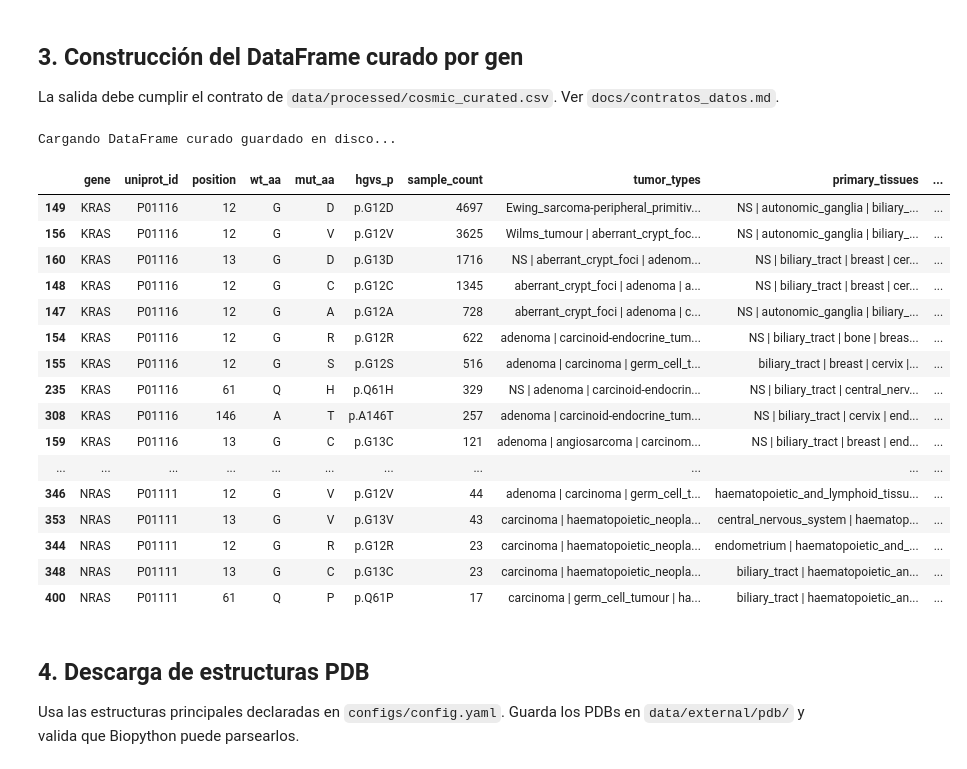
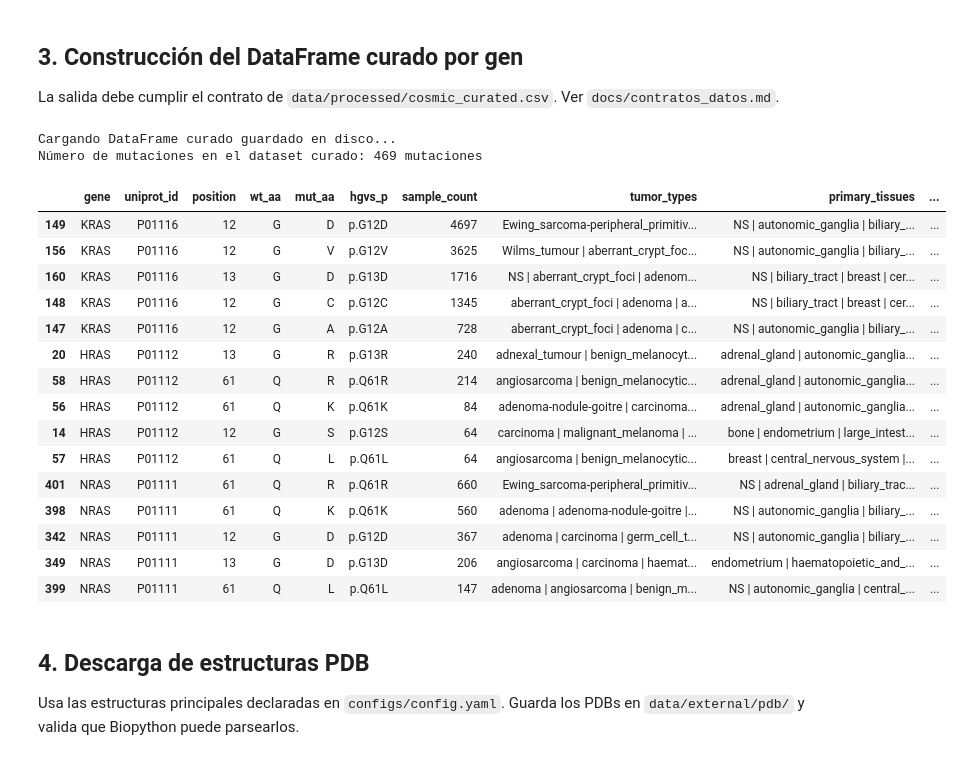
Before and after one commit to racschavez/TFM-MUTACIONES-EN-RAS, a Jupyter notebook: notebooks/01_data_curation.ipynb, the cells around one changed output. Saved outputs shown, nothing was run; the diff lists cells and outputs as text; code cells hidden in the pictures.

```diff
--- a/notebooks/01_data_curation.ipynb
+++ b/notebooks/01_data_curation.ipynb
@@ -160,32 +160,33 @@ La salida debe cumplir el contrato de `data/processed/cosmic_curated.csv`. Ver `
 # %%
 # ============================================================
 # CHUNK 3.1: Construcción del DataFrame curado
 # ============================================================
 
 df_curated_cosmic_data = cosmic_loader.build_curated_dataset(df_filtered_cosmic_data, CFG['cosmic']['version'])
 df_curated_cosmic_data.to_csv(OUT/'cosmic_curated.csv', index=False)
 
 print("Cargando DataFrame curado guardado en disco...")
-display(df_curated_cosmic_data.groupby('gene').head(15))
+print(f"Número de mutaciones en el dataset curado: {len(df_curated_cosmic_data)} mutaciones")
+display(df_curated_cosmic_data.groupby('gene').head(5))
 # %% [output]
 Cargando DataFrame curado guardado en disco...
+Número de mutaciones en el dataset curado: 469 mutaciones
 |  | gene | uniprot_id | position | wt_aa | mut_aa | hgvs_p | sample_count | tumor_types | primary_tissues | ... |
 | 149 | KRAS | P01116 | 12 | G | D | p.G12D | 4697 | Ewing_sarcoma-peripheral_primitiv... | NS | autonomic_ganglia | biliary_... | ... |
 | 156 | KRAS | P01116 | 12 | G | V | p.G12V | 3625 | Wilms_tumour | aberrant_crypt_foc... | NS | autonomic_ganglia | biliary_... | ... |
 | 160 | KRAS | P01116 | 13 | G | D | p.G13D | 1716 | NS | aberrant_crypt_foci | adenom... | NS | biliary_tract | breast | cer... | ... |
 | 148 | KRAS | P01116 | 12 | G | C | p.G12C | 1345 | aberrant_crypt_foci | adenoma | a... | NS | biliary_tract | breast | cer... | ... |
 | 147 | KRAS | P01116 | 12 | G | A | p.G12A | 728 | aberrant_crypt_foci | adenoma | c... | NS | autonomic_ganglia | biliary_... | ... |
-| 154 | KRAS | P01116 | 12 | G | R | p.G12R | 622 | adenoma | carcinoid-endocrine_tum... | NS | biliary_tract | bone | breas... | ... |
-| 155 | KRAS | P01116 | 12 | G | S | p.G12S | 516 | adenoma | carcinoma | germ_cell_t... | biliary_tract | breast | cervix |... | ... |
-| 235 | KRAS | P01116 | 61 | Q | H | p.Q61H | 329 | NS | adenoma | carcinoid-endocrin... | NS | biliary_tract | central_nerv... | ... |
-| 308 | KRAS | P01116 | 146 | A | T | p.A146T | 257 | adenoma | carcinoid-endocrine_tum... | NS | biliary_tract | cervix | end... | ... |
-| 159 | KRAS | P01116 | 13 | G | C | p.G13C | 121 | adenoma | angiosarcoma | carcinom... | NS | biliary_tract | breast | end... | ... |
-| ... | ... | ... | ... | ... | ... | ... | ... | ... | ... | ... |
-| 346 | NRAS | P01111 | 12 | G | V | p.G12V | 44 | adenoma | carcinoma | germ_cell_t... | haematopoietic_and_lymphoid_tissu... | ... |
-| 353 | NRAS | P01111 | 13 | G | V | p.G13V | 43 | carcinoma | haematopoietic_neopla... | central_nervous_system | haematop... | ... |
-| 344 | NRAS | P01111 | 12 | G | R | p.G12R | 23 | carcinoma | haematopoietic_neopla... | endometrium | haematopoietic_and_... | ... |
-| 348 | NRAS | P01111 | 13 | G | C | p.G13C | 23 | carcinoma | haematopoietic_neopla... | biliary_tract | haematopoietic_an... | ... |
-| 400 | NRAS | P01111 | 61 | Q | P | p.Q61P | 17 | carcinoma | germ_cell_tumour | ha... | biliary_tract | haematopoietic_an... | ... |
+| 20 | HRAS | P01112 | 13 | G | R | p.G13R | 240 | adnexal_tumour | benign_melanocyt... | adrenal_gland | autonomic_ganglia... | ... |
+| 58 | HRAS | P01112 | 61 | Q | R | p.Q61R | 214 | angiosarcoma | benign_melanocytic... | adrenal_gland | autonomic_ganglia... | ... |
+| 56 | HRAS | P01112 | 61 | Q | K | p.Q61K | 84 | adenoma-nodule-goitre | carcinoma... | adrenal_gland | autonomic_ganglia... | ... |
+| 14 | HRAS | P01112 | 12 | G | S | p.G12S | 64 | carcinoma | malignant_melanoma | ... | bone | endometrium | large_intest... | ... |
+| 57 | HRAS | P01112 | 61 | Q | L | p.Q61L | 64 | angiosarcoma | benign_melanocytic... | breast | central_nervous_system |... | ... |
+| 401 | NRAS | P01111 | 61 | Q | R | p.Q61R | 660 | Ewing_sarcoma-peripheral_primitiv... | NS | adrenal_gland | biliary_trac... | ... |
+| 398 | NRAS | P01111 | 61 | Q | K | p.Q61K | 560 | adenoma | adenoma-nodule-goitre |... | NS | autonomic_ganglia | biliary_... | ... |
+| 342 | NRAS | P01111 | 12 | G | D | p.G12D | 367 | adenoma | carcinoma | germ_cell_t... | NS | autonomic_ganglia | biliary_... | ... |
+| 349 | NRAS | P01111 | 13 | G | D | p.G13D | 206 | angiosarcoma | carcinoma | haemat... | endometrium | haematopoietic_and_... | ... |
+| 399 | NRAS | P01111 | 61 | Q | L | p.Q61L | 147 | adenoma | angiosarcoma | benign_m... | NS | autonomic_ganglia | central_... | ... |
 # %% [markdown]
 ## 4. Descarga de estructuras PDB
 
```
Also changed, not shown: 7 other files.
